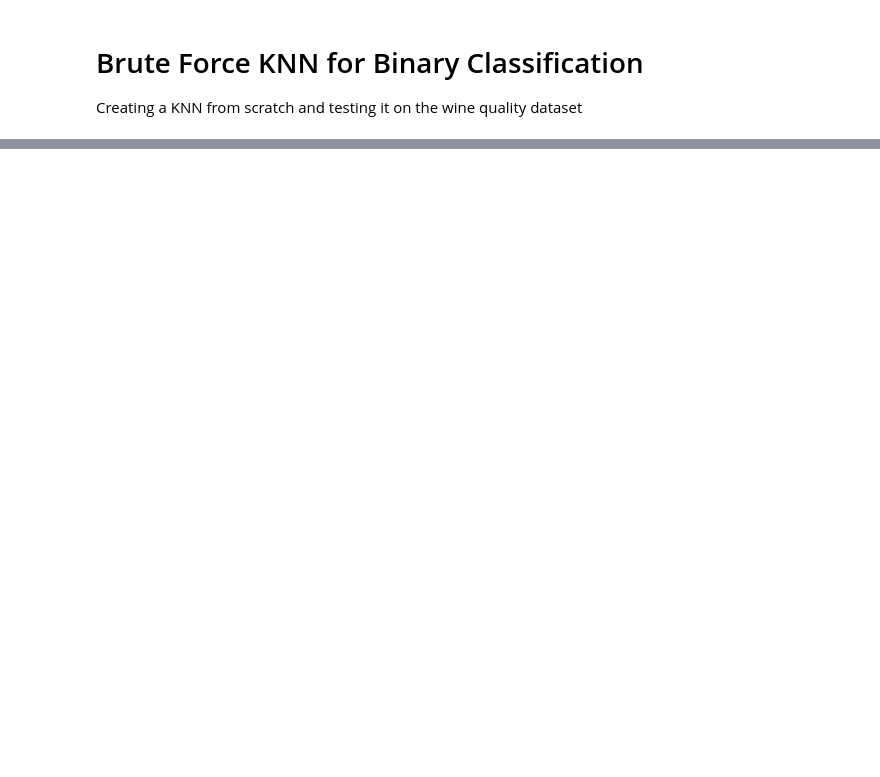
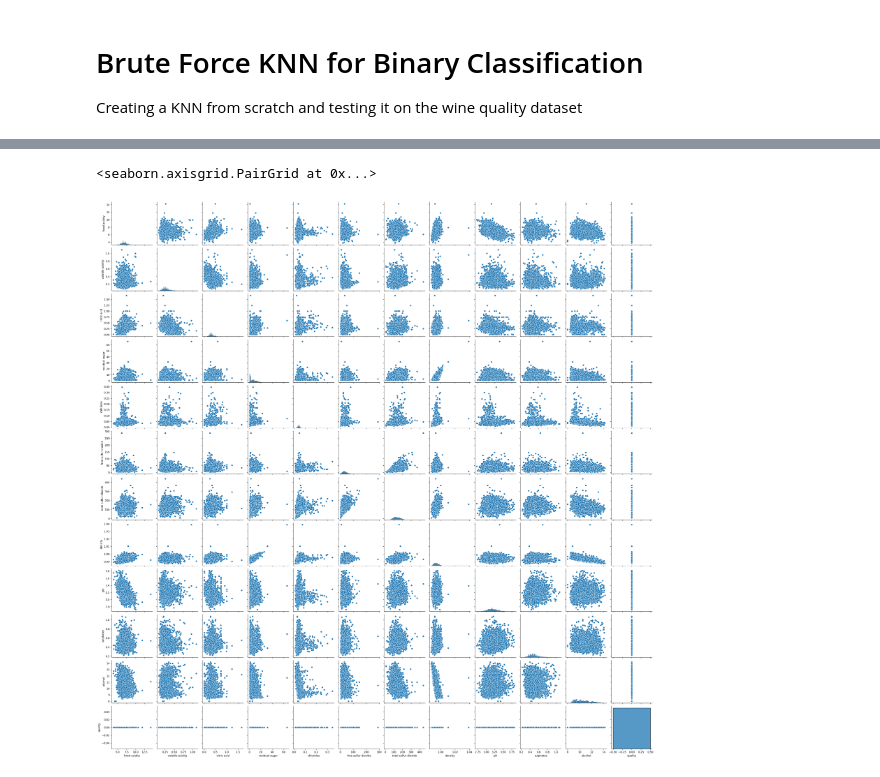
Before and after one commit to thetajwar2003/CCNY-SeniorDesign, a Jupyter notebook: assignment_1/Rahman_Tajwar_assignment1/Rahman_Tajwar_assignment1.ipynb, the cells around one changed output, grey strips where cells are left out. Drawn from its saved outputs; the diff is of its cells as text; code cells hidden in the pictures; blank space fills up the shorter version.

Commit message:
completed assignment

```diff
--- a/assignment_1/Rahman_Tajwar_assignment1/Rahman_Tajwar_assignment1.ipynb
+++ b/assignment_1/Rahman_Tajwar_assignment1/Rahman_Tajwar_assignment1.ipynb
@@ -221,0 +270,2 @@ def auc_roc(fpr, tpr):
+# %%
+df = pd.read_csv('/Users/sab0taj/Desktop/CCNY-SeniorDesign/assignment_1/winequality.csv', sep=';')
@@ -221,0 +281,2 @@ def auc_roc(fpr, tpr):
+# %%
+df["quality"] = np.where(df["quality"] > 5, 1, 0)
@@ -221,0 +315,3 @@ def auc_roc(fpr, tpr):
+# %%
+df =df.sample(frac=1)
+df.head()
@@ -221,0 +327,5 @@ def auc_roc(fpr, tpr):
+# %%
+sns.pairplot(df)
+# %% [output]
+<seaborn.axisgrid.PairGrid at 0x...>
+[figure, added]
```
Also changed, not shown: parts of 50 cells of this notebook.
